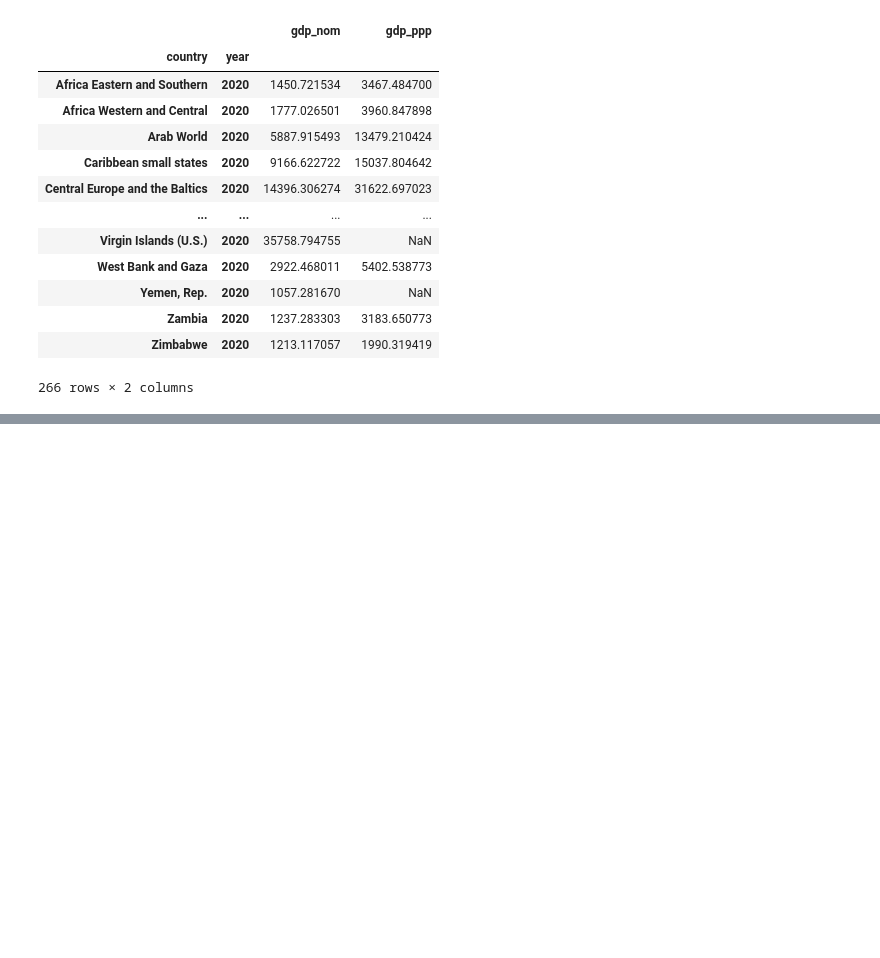
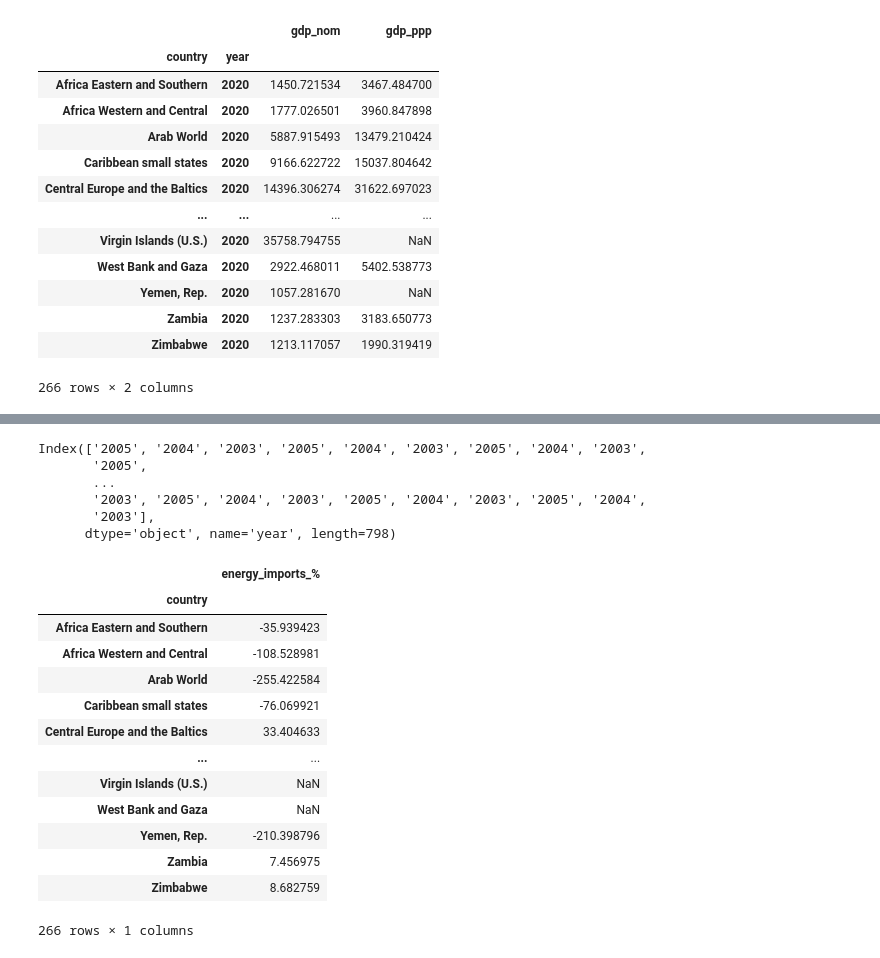
Before and after one commit to utkusarioglu/backtesting-workshop, a Jupyter notebook: src/pandas_datareader/datareader.ipynb, the cells around one changed output, grey strips where cells are left out. Saved outputs shown, nothing was run; the diff lists cells and outputs as text; code cells hidden in the pictures; blank space fills up the shorter version.

```diff
--- a/src/pandas_datareader/datareader.ipynb
+++ b/src/pandas_datareader/datareader.ipynb
@@ -67,0 +97,30 @@ strong multicollinearity or other numerical problems.
+# %%
+# grouped = energy_imports_percent.groupby("country").min()
+# grouped.columns
+# plt.bar(grouped.columns, height=grouped)
+energy_imports_percent.index.get_level_values("year")
+# %% [output]
+Index(['2005', '2004', '2003', '2005', '2004', '2003', '2005', '2004', '2003',
+       '2005',
+       ...
+       '2003', '2005', '2004', '2003', '2005', '2004', '2003', '2005', '2004',
+       '2003'],
+      dtype='object', name='year', length=798)
+# %%
+only_2005 = energy_imports_percent.xs("2005", level=1)
+only_2005
+# %% [output]
+|  | energy_imports_% |
+| country |  |
+| Africa Eastern and Southern | -35.939423 |
+| Africa Western and Central | -108.528981 |
+| Arab World | -255.422584 |
+| Caribbean small states | -76.069921 |
+| Central Europe and the Baltics | 33.404633 |
+| ... | ... |
+| Virgin Islands (U.S.) | NaN |
+| West Bank and Gaza | NaN |
+| Yemen, Rep. | -210.398796 |
+| Zambia | 7.456975 |
+| Zimbabwe | 8.682759 |
+266 rows × 1 columns
```
Also changed, not shown: parts of 5 cells of this notebook, 8 other files.
